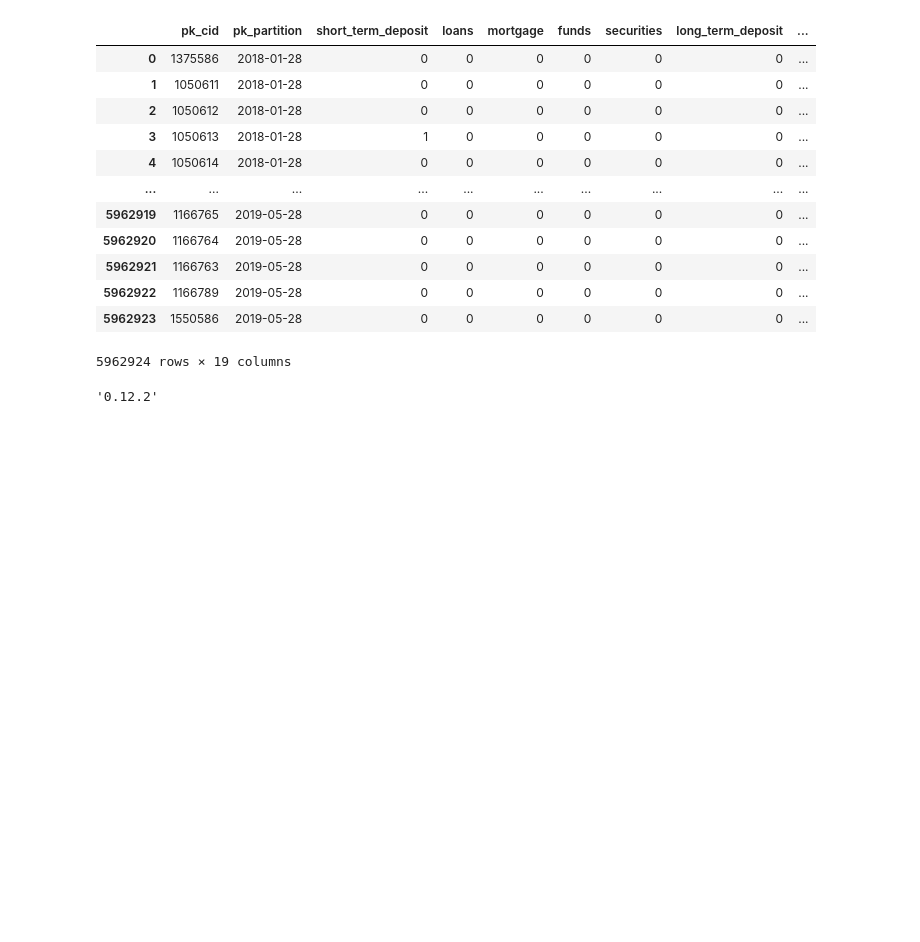
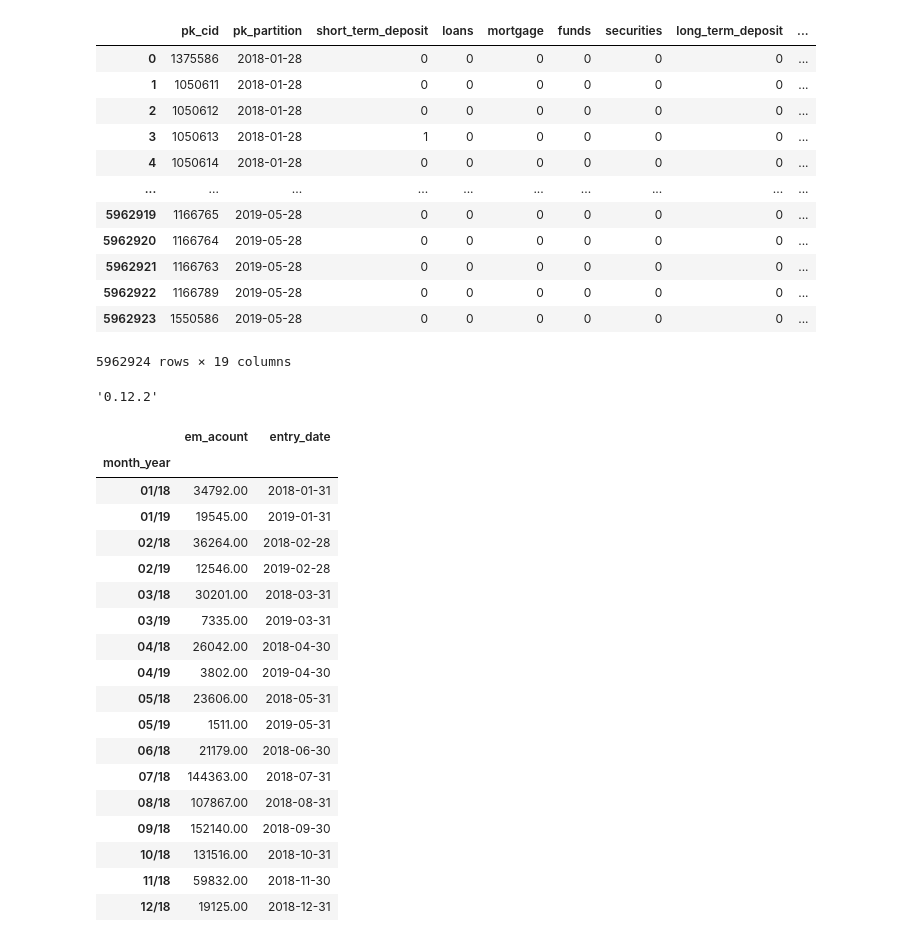
Before and after one commit to aggarcia1996/final_project_adjt, a Jupyter notebook: dashboard/files/yz_testbox.ipynb, the cells around one changed output. Cells and saved outputs as stored; diff of their text form; code cells hidden in the pictures; blank space fills up the shorter version.

```diff
--- a/dashboard/files/yz_testbox.ipynb
+++ b/dashboard/files/yz_testbox.ipynb
@@ -450,3 +498,36 @@ gpd.__version__
 df.drop(columns = ["Unnamed: 0", "entry_channel"], inplace = True)
 # %%
 df.to_csv("Bobs_dash_df.csv", index = False)
+# %%
+def plot_product_progression(product):
+    df_temp = df.groupby('month_year').agg({product: 'sum', 'entry_date': 'max'})
+    df_temp = df_temp.sort_values(by = "entry_date", ascending = True)
+
+
+test = plot_product_progression("em_acount")
+# %%
+test
+df_temp = df.groupby('month_year').agg({"em_acount": 'sum', 'entry_date': 'max'})
+df_temp["entry_date"] = pd.to_datetime(df_temp["entry_date"])
+df_temp = df_temp[df_temp["entry_date"] > "2018-01-01"]
+df_temp
+# %% [output]
+|  | em_acount | entry_date |
+| month_year |  |  |
+| 01/18 | 34792.00 | 2018-01-31 |
+| 01/19 | 19545.00 | 2019-01-31 |
+| 02/18 | 36264.00 | 2018-02-28 |
+| 02/19 | 12546.00 | 2019-02-28 |
+| 03/18 | 30201.00 | 2018-03-31 |
+| 03/19 | 7335.00 | 2019-03-31 |
+| 04/18 | 26042.00 | 2018-04-30 |
+| 04/19 | 3802.00 | 2019-04-30 |
+| 05/18 | 23606.00 | 2018-05-31 |
+| 05/19 | 1511.00 | 2019-05-31 |
+| 06/18 | 21179.00 | 2018-06-30 |
+| 07/18 | 144363.00 | 2018-07-31 |
+| 08/18 | 107867.00 | 2018-08-31 |
+| 09/18 | 152140.00 | 2018-09-30 |
+| 10/18 | 131516.00 | 2018-10-31 |
+| 11/18 | 59832.00 | 2018-11-30 |
+| 12/18 | 19125.00 | 2018-12-31 |
```
Also changed, not shown: parts of 6 cells of this notebook, 2 other files.
